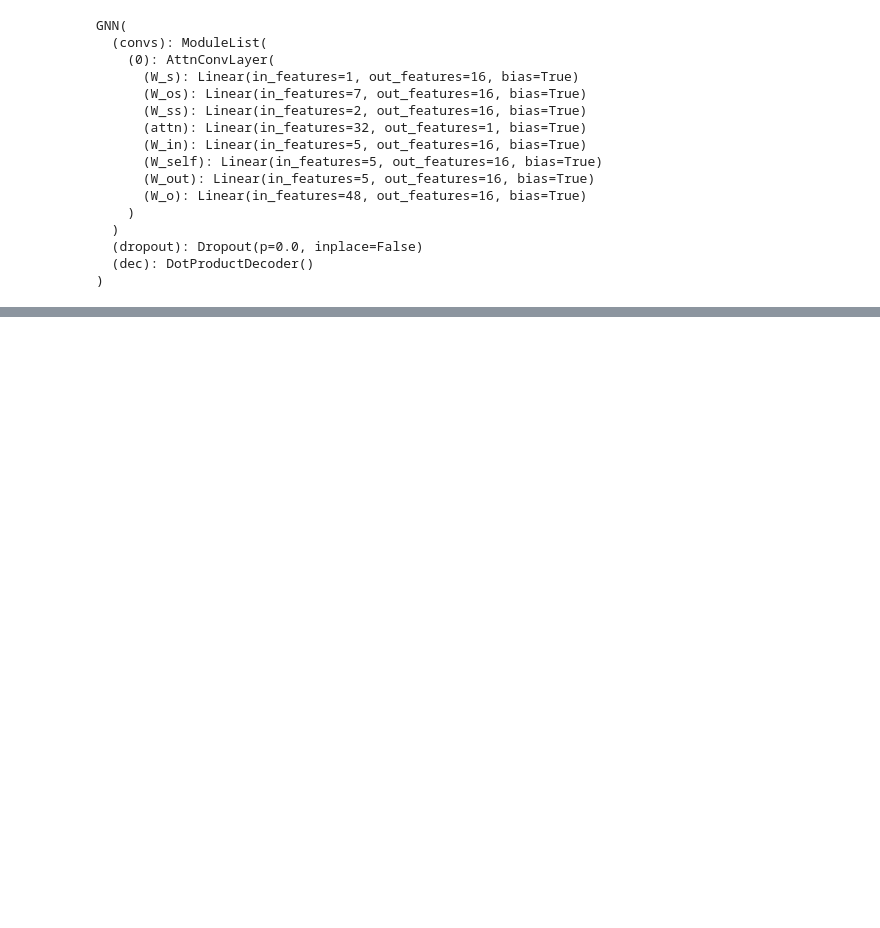
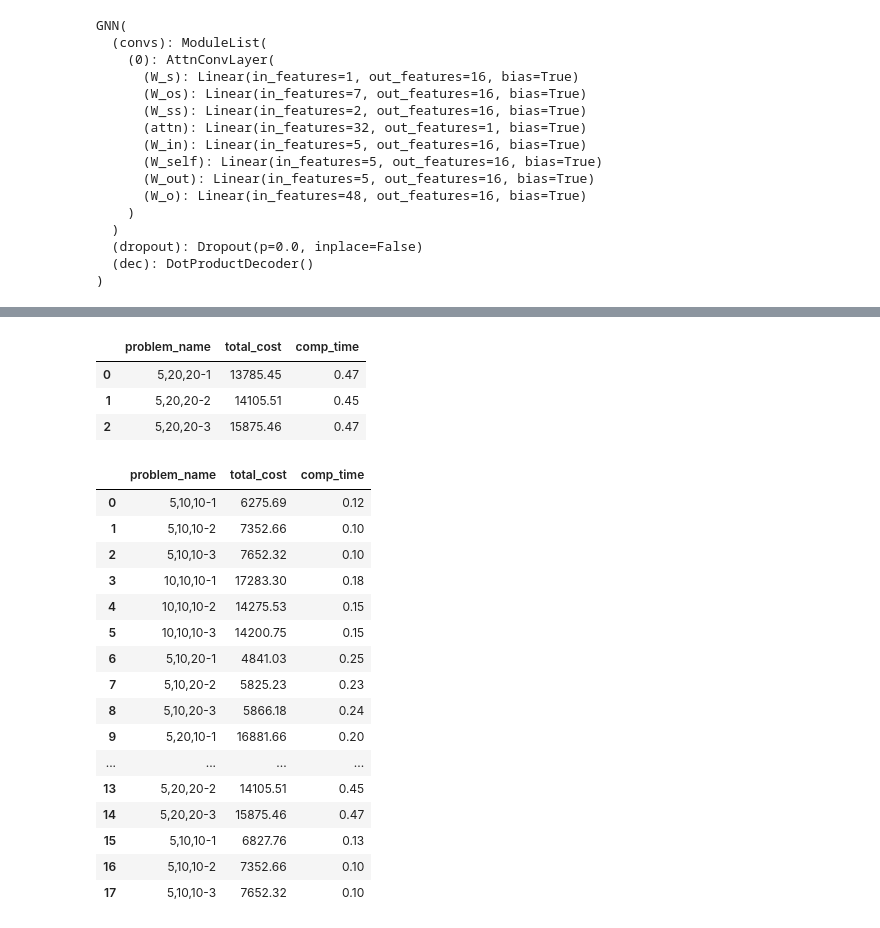
Before and after one commit to airi-industrial-ai/gnn-cloud-manufacturing, a Jupyter notebook: notebooks/multiple_gnn/gnn_solution.ipynb, the cells around one changed output, grey strips where cells are left out. Cells and saved outputs as stored; diff of their text form; code cells hidden in the pictures; blank space fills up the shorter version.

```diff
--- a/notebooks/multiple_gnn/gnn_solution.ipynb
+++ b/notebooks/multiple_gnn/gnn_solution.ipynb
@@ -76,0 +287,3 @@ pd.DataFrame({'problem_name': problem_name, 'total_cost': total_cost, 'comp_time
+# %%
+results_5_20_10 = predict(model, dataset, n_operations)
+results_5_20_10
@@ -76,0 +295,12 @@ pd.DataFrame({'problem_name': problem_name, 'total_cost': total_cost, 'comp_time
+# %%
+n_tasks, n_operations, n_cities = 5, 20, 20
+dataset = read_fatahi_dataset(
+    '../../data/fatahi.xlsx',
+    sheet_names=[
+        f'{n_tasks},{n_operations},{n_cities}-1',
+        f'{n_tasks},{n_operations},{n_cities}-2',
+        f'{n_tasks},{n_operations},{n_cities}-3',
+    ]
+)
+for problem in dataset:
+    print(f'Problem: {problem["name"]}')
@@ -76,0 +311,10 @@ pd.DataFrame({'problem_name': problem_name, 'total_cost': total_cost, 'comp_time
+# %%
+model = GNN.load_from_checkpoint(
+    checkpoint_path=f'gnn-{n_tasks}-{n_operations}-{n_cities}.ckpt',
+    ins_dim=1,
+    ino_dim=n_operations,
+    out_dim=32,
+    n_layers=3,
+    lr=0.002,
+)
+model.eval()
@@ -76,0 +339,35 @@ pd.DataFrame({'problem_name': problem_name, 'total_cost': total_cost, 'comp_time
+# %%
+results_5_20_20 = predict(model, dataset, n_operations)
+results_5_20_20
+# %% [output]
+|  | problem_name | total_cost | comp_time |
+| 0 | 5,20,20-1 | 13785.45 | 0.47 |
+| 1 | 5,20,20-2 | 14105.51 | 0.45 |
+| 2 | 5,20,20-3 | 15875.46 | 0.47 |
+# %%
+pd.concat([
+    results_5_10_10,
+    results_10_10_10,
+    results_5_10_20,
+    results_5_20_10,
+    results_5_20_20,
+    results_5_5_5,
+]).reset_index(drop=True)
+# %% [output]
+|  | problem_name | total_cost | comp_time |
+| 0 | 5,10,10-1 | 6275.69 | 0.12 |
+| 1 | 5,10,10-2 | 7352.66 | 0.10 |
+| 2 | 5,10,10-3 | 7652.32 | 0.10 |
+| 3 | 10,10,10-1 | 17283.30 | 0.18 |
+| 4 | 10,10,10-2 | 14275.53 | 0.15 |
+| 5 | 10,10,10-3 | 14200.75 | 0.15 |
+| 6 | 5,10,20-1 | 4841.03 | 0.25 |
+| 7 | 5,10,20-2 | 5825.23 | 0.23 |
+| 8 | 5,10,20-3 | 5866.18 | 0.24 |
+| 9 | 5,20,10-1 | 16881.66 | 0.20 |
+| ... | ... | ... | ... |
+| 13 | 5,20,20-2 | 14105.51 | 0.45 |
+| 14 | 5,20,20-3 | 15875.46 | 0.47 |
+| 15 | 5,10,10-1 | 6827.76 | 0.13 |
+| 16 | 5,10,10-2 | 7352.66 | 0.10 |
+| 17 | 5,10,10-3 | 7652.32 | 0.10 |
```
Also changed, not shown: parts of 20 cells of this notebook, 8 other files.
